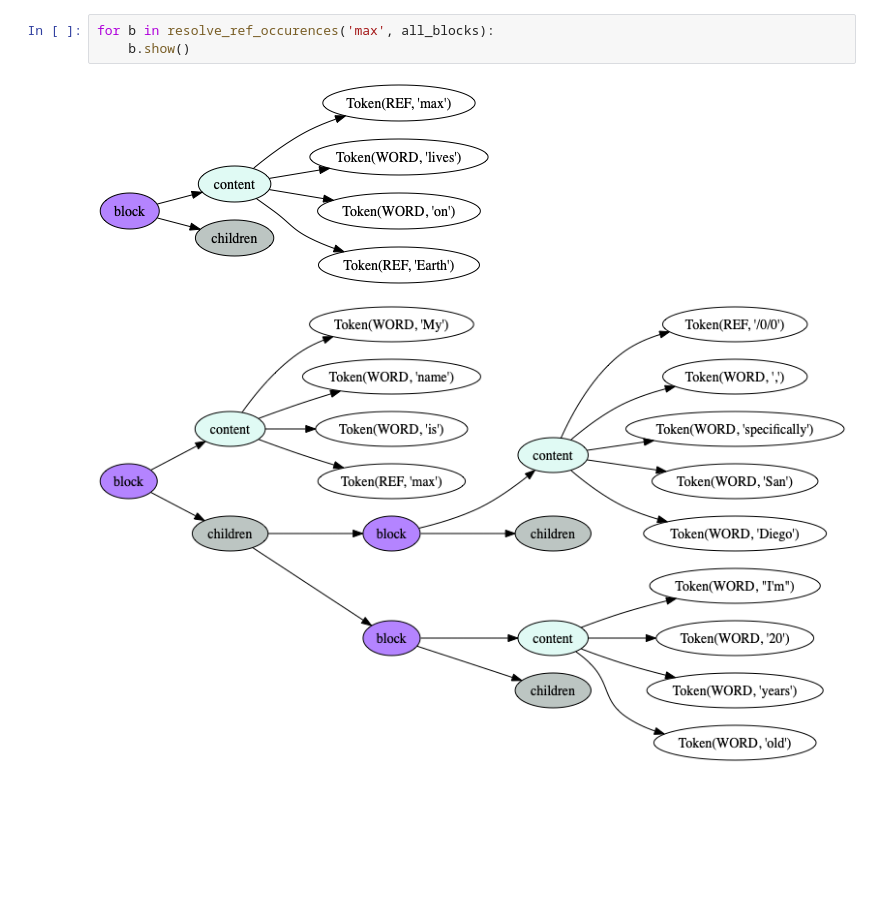
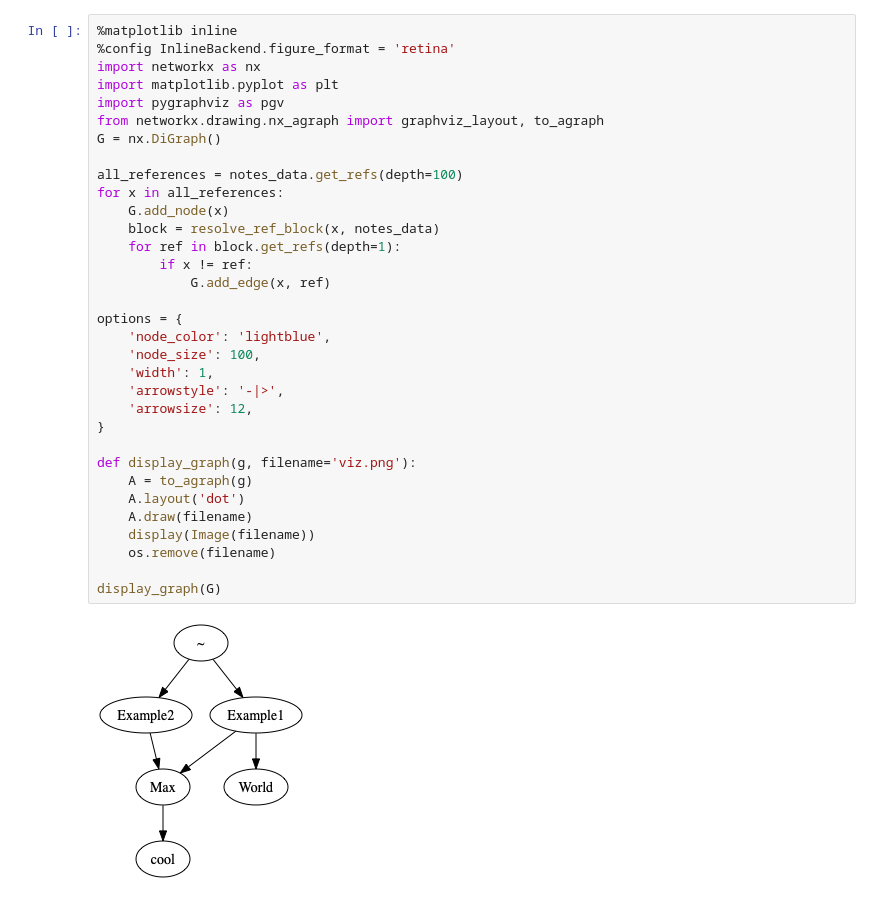
Before and after one commit to maxsun/SemanticScribe, a Jupyter notebook: Playground.ipynb, the cells around one changed output. Drawn from its saved outputs; the diff is of its cells as text; blank space fills up the shorter version.

```diff
--- a/Playground.ipynb
+++ b/Playground.ipynb
@@ -197,6 +213,35 @@ resolve_ref_block('max', all_blocks).show()
-# %%
-for b in resolve_ref_occurences('max', all_blocks):
-    b.show()
-# %% [output]
-[figure, removed]
-[figure, removed]
+# %%
+%matplotlib inline
+%config InlineBackend.figure_format = 'retina'
+import networkx as nx
+import matplotlib.pyplot as plt
+import pygraphviz as pgv
+from networkx.drawing.nx_agraph import graphviz_layout, to_agraph
+G = nx.DiGraph()
+
+all_references = notes_data.get_refs(depth=100)
+for x in all_references:
+    G.add_node(x)
+    block = resolve_ref_block(x, notes_data)
+    for ref in block.get_refs(depth=1):
+        if x != ref:
+            G.add_edge(x, ref)
+
+options = {
+    'node_color': 'lightblue',
+    'node_size': 100,
+    'width': 1,
+    'arrowstyle': '-|>',
+    'arrowsize': 12,
+}
+
+def display_graph(g, filename='viz.png'):
+    A = to_agraph(g)
+    A.layout('dot')
+    A.draw(filename)
+    display(Image(filename))
+    os.remove(filename)
+
+display_graph(G)
+# %% [output]
+[figure, added]
```
Also changed, not shown: parts of 6 cells of this notebook.
